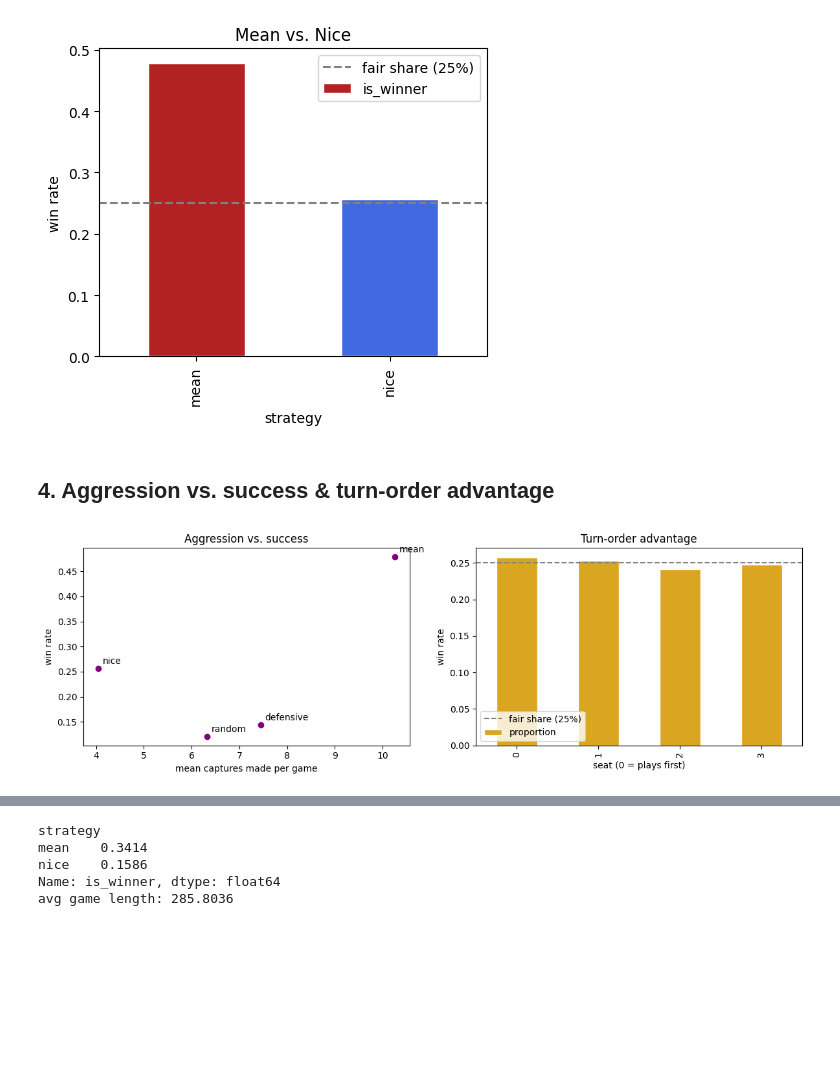
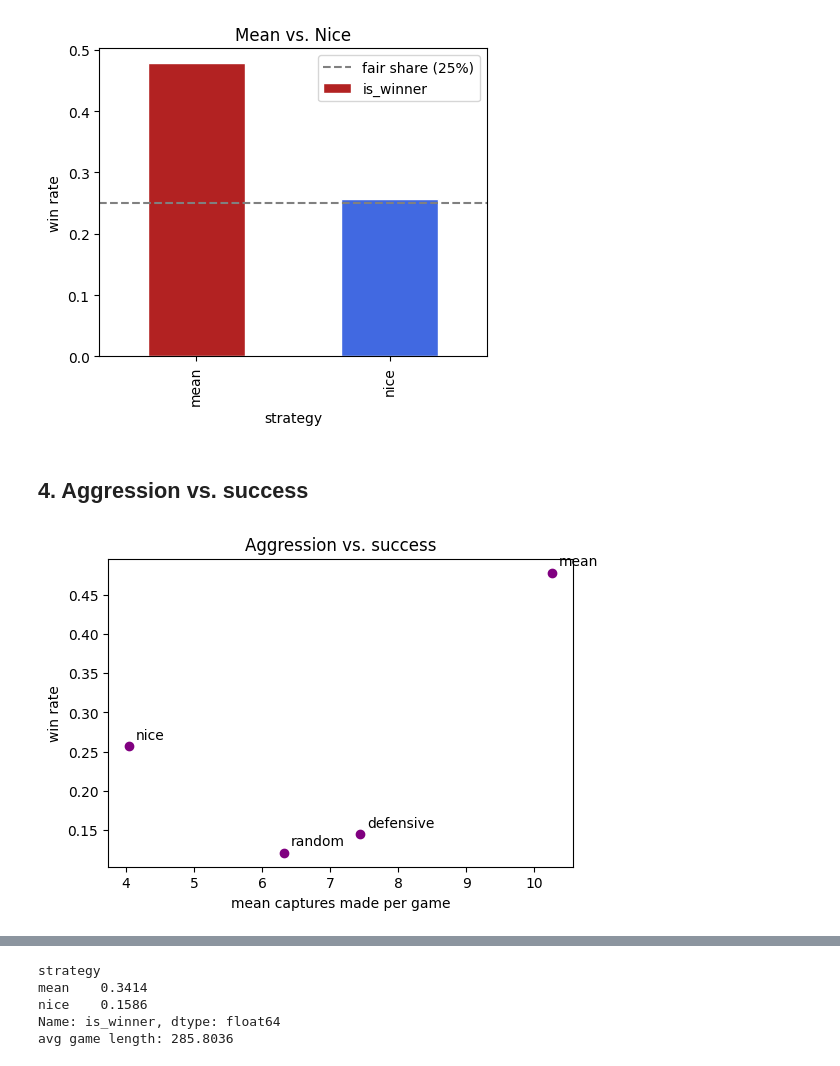
Before and after one commit to alvazi2/MAEDN, a Jupyter notebook: notebooks/research.ipynb, the cells around one changed output, grey strips where cells are left out. Drawn from its saved outputs; the diff is of its cells as text; code cells hidden in the pictures; blank space fills up the shorter version.

```diff
--- a/notebooks/research.ipynb
+++ b/notebooks/research.ipynb
@@ -80,12 +83,10 @@ plt.show()
 # %% [output]
 [figure]
 # %% [markdown]
-## 4. Aggression vs. success & turn-order advantage
+## 4. Aggression vs. success
 # %%
-fig, axes = plt.subplots(1, 2, figsize=(12, 4))
-analysis.plot_captures_vs_winrate(df, ax=axes[0])
-analysis.plot_seat_advantage(df, ax=axes[1])
-plt.tight_layout()
+fig, ax = plt.subplots(figsize=(6, 4))
+analysis.plot_captures_vs_winrate(df, ax=ax)
 plt.show()
 # %% [output]
-[figure, old version]
+[figure, new version]
```
Also changed, not shown: parts of 7 cells of this notebook, 2 other files.
